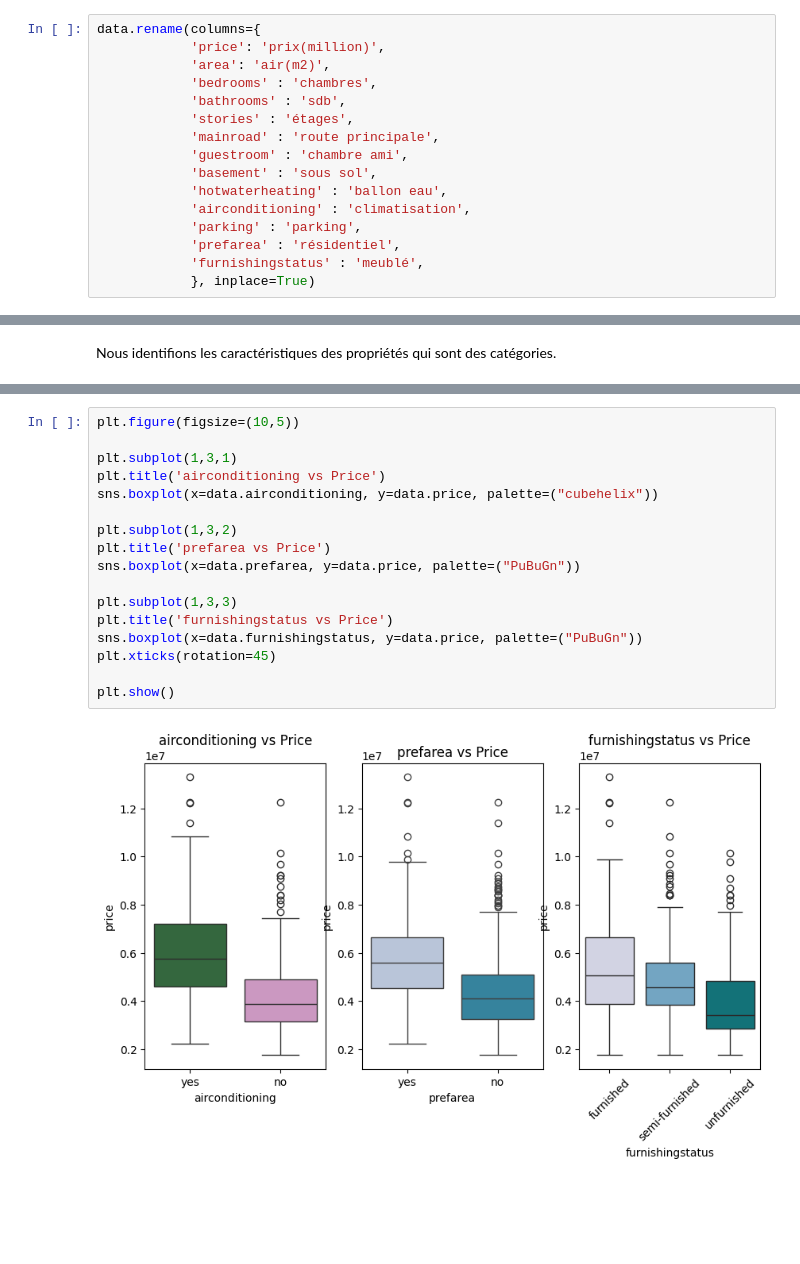
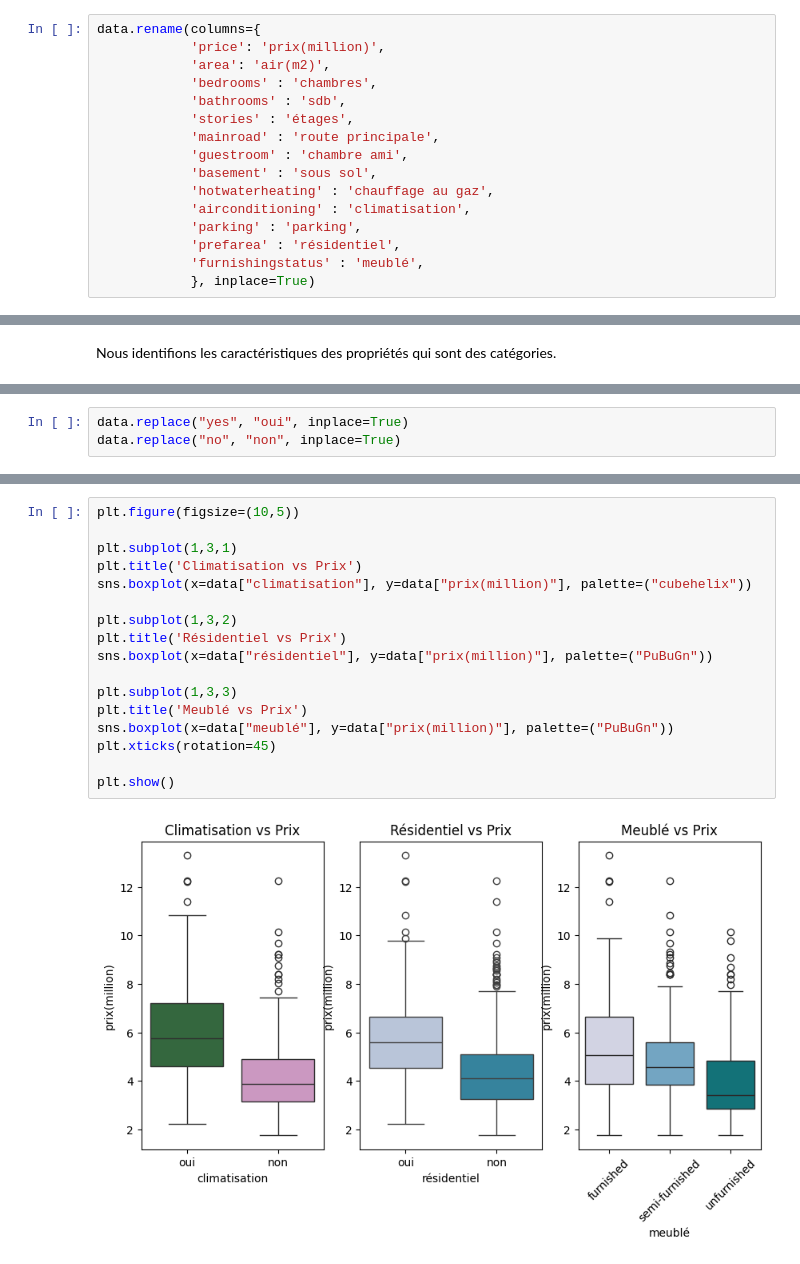
Before and after one commit to HaDock404/api-housing-prices, a Jupyter notebook: analysis/notebook.ipynb, the cells around one changed output, grey strips where cells are left out. Saved outputs shown, nothing was run; the diff lists cells and outputs as text; blank space fills up the shorter version.

```diff
--- a/analysis/notebook.ipynb
+++ b/analysis/notebook.ipynb
@@ -91,7 +91,7 @@ data.rename(columns={
             'mainroad' : 'route principale',
             'guestroom' : 'chambre ami',
             'basement' : 'sous sol',
-            'hotwaterheating' : 'ballon eau',
+            'hotwaterheating' : 'chauffage au gaz',
             'airconditioning' : 'climatisation',
             'parking' : 'parking',
             'prefarea' : 'résidentiel',
@@ -203,3 +205,6 @@ meublé
+# %%
+data.replace("yes", "oui", inplace=True)
+data.replace("no", "non", inplace=True)
 # %%
 plt.figure(figsize=(15, 6))
 
@@ -278,22 +283,22 @@ plt.show()
 # %%
 plt.figure(figsize=(10,5))
 
 plt.subplot(1,3,1)
-plt.title('airconditioning vs Price')
-sns.boxplot(x=data.airconditioning, y=data.price, palette=("cubehelix"))
+plt.title('Climatisation vs Prix')
+sns.boxplot(x=data["climatisation"], y=data["prix(million)"], palette=("cubehelix"))
 
 plt.subplot(1,3,2)
-plt.title('prefarea vs Price')
-sns.boxplot(x=data.prefarea, y=data.price, palette=("PuBuGn"))
+plt.title('Résidentiel vs Prix')
+sns.boxplot(x=data["résidentiel"], y=data["prix(million)"], palette=("PuBuGn"))
 
 plt.subplot(1,3,3)
-plt.title('furnishingstatus vs Price')
-sns.boxplot(x=data.furnishingstatus, y=data.price, palette=("PuBuGn"))
+plt.title('Meublé vs Prix')
+sns.boxplot(x=data["meublé"], y=data["prix(million)"], palette=("PuBuGn"))
 plt.xticks(rotation=45)
 
 plt.show()
 # %% [output]
-[figure, old version]
+[figure, new version]
 # %%
 numerical_list = [x for x in data.columns if data[x].dtype in ('int64','float64')]
 print(numerical_list)
```
Also changed, not shown: parts of 12 cells of this notebook.
